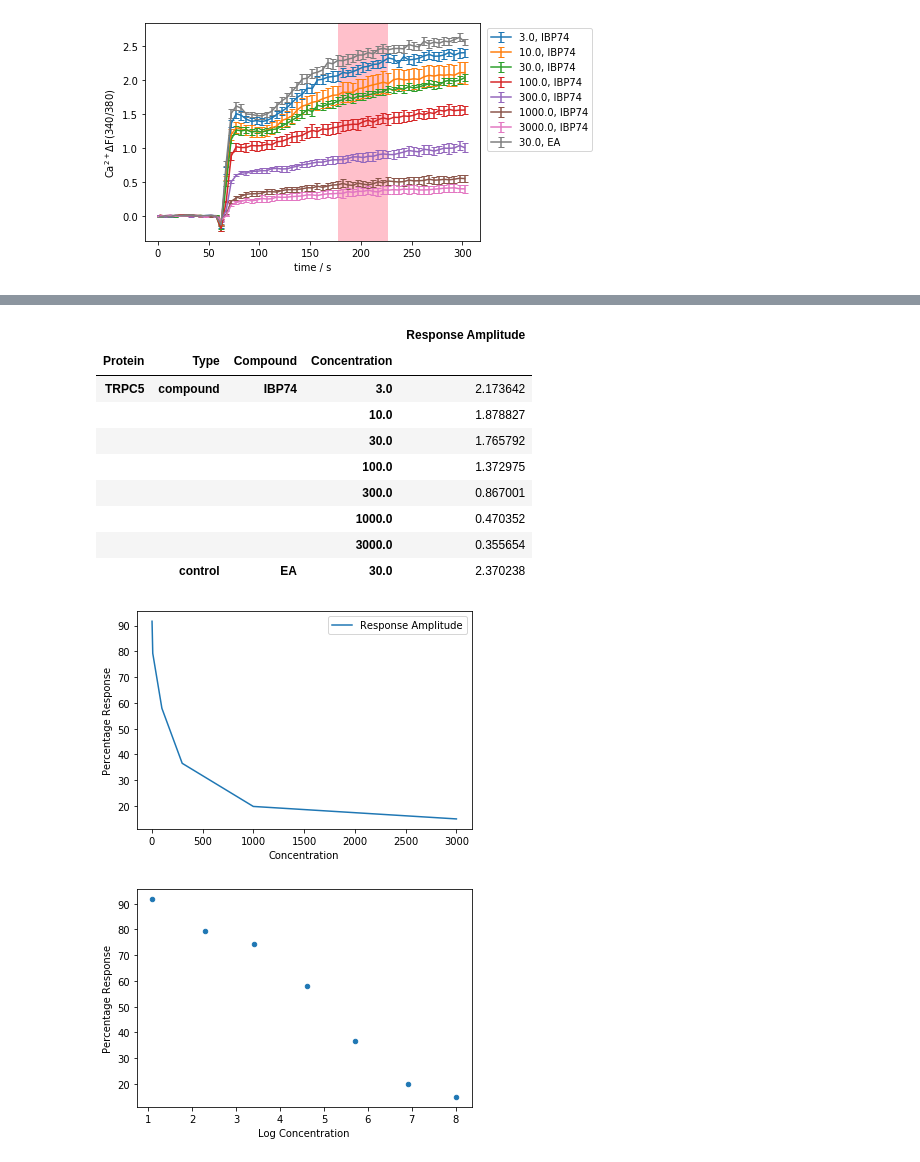
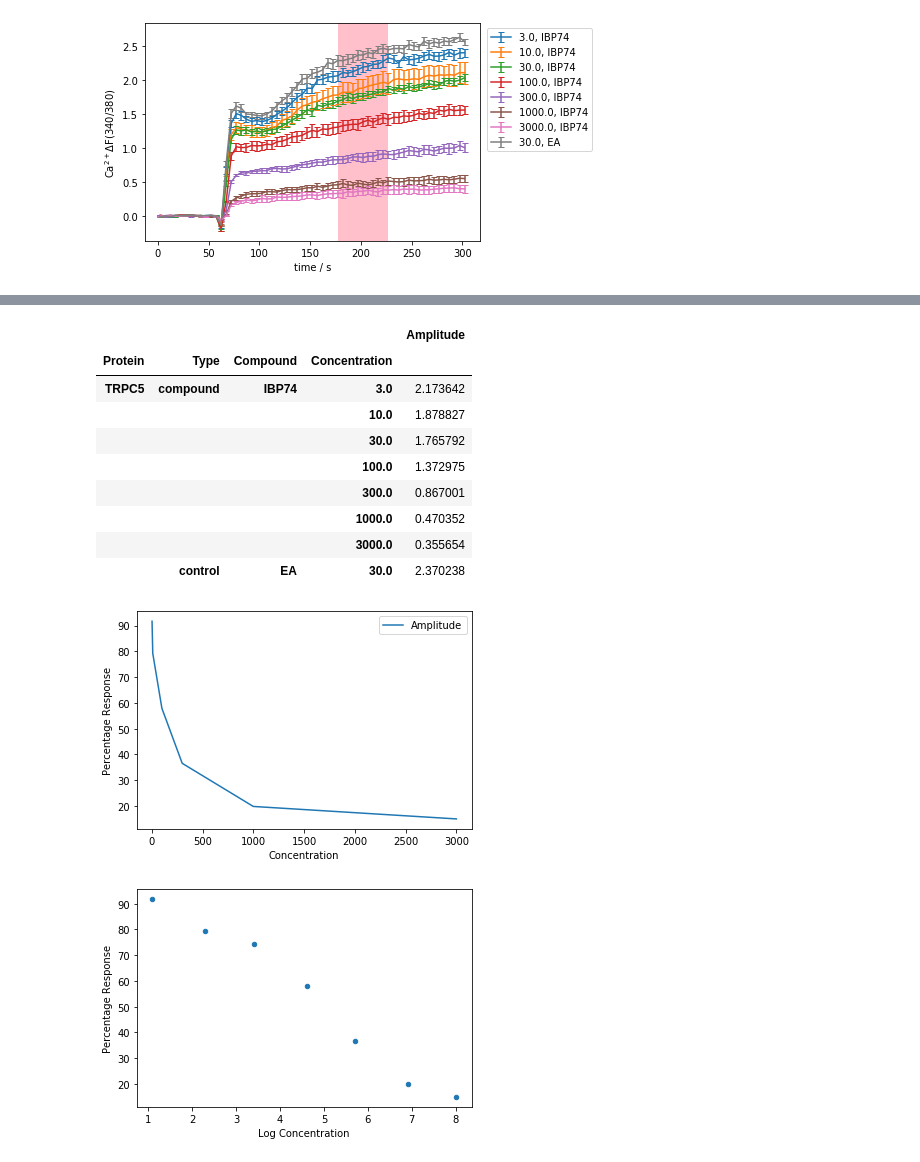
Before and after one commit to lawrencecollins/Ca-Flex-Analysis, a Jupyter notebook: week 4 data analysis & new data example w gradient.ipynb, the cells around one changed output, grey strips where cells are left out. Cells and saved outputs as stored; diff of their text form; code cells hidden in the pictures.

```diff
--- a/week 4 data analysis & new data example w gradient.ipynb
+++ b/week 4 data analysis & new data example w gradient.ipynb
@@ -91,7 +91,7 @@ valid_filter = plate3.plate_map.Valid == True
 
 # add opposite time filter to extract data after injection
 time_cut = 55
-data_source = plate3.processed_data['ratio']
+data_source = plate3.processed_data['baseline_corrected']
 
 # convert to numpy arrays
 time = data_source['time'][valid_filter].to_numpy()
@@ -115,7 +115,7 @@ for i in range(gradient.shape[1]-10):
 min_gradient = (min(gradient_dict, key = gradient_dict.get))
 
 
-amp = (plate3.processed_data['ratio']['data'].iloc[:, min_gradient[0]:min_gradient[1]]).to_numpy()
+amp = (plate3.processed_data['baseline_corrected']['data'].iloc[:, min_gradient[0]:min_gradient[1]]).to_numpy()
 amp_mean = np.mean(amp, axis = 1)
 min_gradient
 # %% [output]
@@ -150,7 +150,3 @@ for i in range(len(groupdct['time'].mean())):
 plt.show()
 # %% [output]
 [figure]
-# %%
-# update platemap with response amplitude
-plate3.plate_map['Response Amplitude'] = amp_mean
-plate3.plate_map
@@ -172,3 +153,10 @@ plate3.plate_map
+# %%
+# update platemap with response amplitude
+plate3.processed_data['plateau'] = {}
+plate3.processed_data['plateau']['data'] = pd.DataFrame(amp_mean, index = plate3.processed_data['ratio']['data'].index, columns = ['Amplitude'])
+plate3.processed_data['plateau']['time'] = plate3.processed_data['ratio']['time']
+plate3.processed_data['plateau']['data']
+plate3.plate_map = plate3.plate_map.join(plate3.processed_data['plateau']['data'])
 # %%
 # mean response amplitude for each condition
 group = plate3.plate_map[plate3.plate_map.Valid == True]
@@ -176,7 +164,7 @@ group.drop(['Valid', 'Column'], axis = 1, inplace = True)
 mean_response_amp = group.groupby(grouplist).mean()
 mean_response_amp
 # %% [output]
-|  |  |  |  | Response Amplitude |
+|  |  |  |  | Amplitude |
 | Protein | Type | Compound | Concentration |  |
 | TRPC5 | compound | IBP74 | 3.0 | 2.173642 |
 |  |  |  | 10.0 | 1.878827 |
@@ -189,18 +177,18 @@ mean_response_amp
 # %%
 # percentage response
 
 # some crazy slicing to get the control amplitude
-control_amp = float(mean_response_amp[mean_response_amp.index.isin(['control'], level = 'Type')]['Response Amplitude'])
+control_amp = float(mean_response_amp[mean_response_amp.index.isin(['control'], level = 'Type')]['Amplitude'])
 perc_response = (mean_response_amp   / control_amp)*100
 perc_response.reset_index(inplace = True)
 perc_response = perc_response[perc_response['Type'] != "control"] # remove 'control amplitude (=1) '
 perc_response['Log Concentration'] = np.log(perc_response['Concentration'])
-ax1 = perc_response.plot(x = 'Concentration', y = 'Response Amplitude')
-ax2 = perc_response.plot(x = 'Log Concentration', y = 'Response Amplitude', kind = 'scatter')
+ax1 = perc_response.plot(x = 'Concentration', y = 'Amplitude')
+ax2 = perc_response.plot(x = 'Log Concentration', y = 'Amplitude', kind = 'scatter')
 ax1.set_ylabel('Percentage Response')
 ax2.set_ylabel('Percentage Response')
 
 plt.show()
 # %% [output]
-[figure, old version]
+[figure, new version]
 [figure]
```
Also changed, not shown: parts of 1 cell of this notebook.
